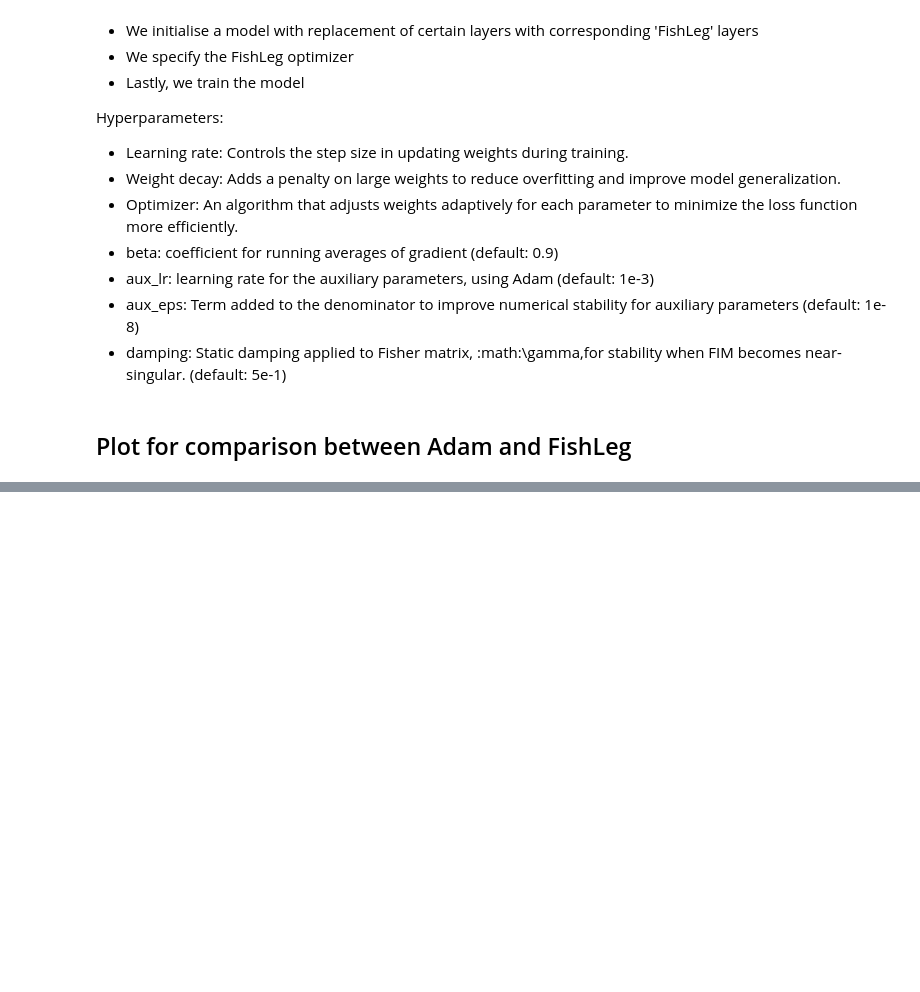
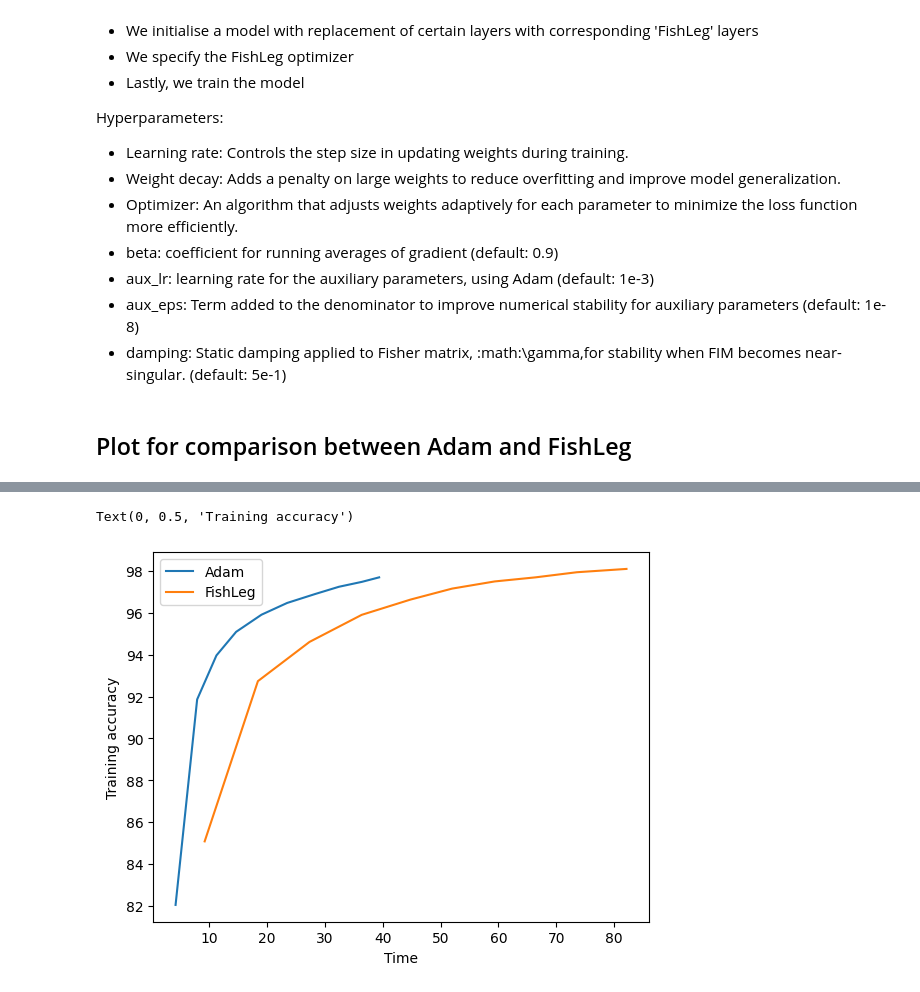
Before and after one commit to WeiShengL/FishLeg, a Jupyter notebook: examples/CIFAR_example.ipynb, the cells around one changed output, grey strips where cells are left out. Cells and saved outputs as stored; diff of their text form; code cells hidden in the pictures; blank space fills up the shorter version.

```diff
--- a/examples/CIFAR_example.ipynb
+++ b/examples/CIFAR_example.ipynb
@@ -404,0 +450,9 @@ Text(0, 0.5, 'Training Accuracy')
+# %%
+plt.plot(adam_df_per_epoch['epoch_time'], adam_df_per_epoch['train_acc'], label="Adam")
+plt.plot(fishleg_df_per_epoch['epoch_time'], fishleg_df_per_epoch['train_acc'], label="FishLeg")
+plt.legend(loc='best')
+plt.xlabel("Time")
+plt.ylabel("Training accuracy")
+# %% [output]
+Text(0, 0.5, 'Training accuracy')
+[figure, added]
```
Also changed, not shown: parts of 9 cells of this notebook.
